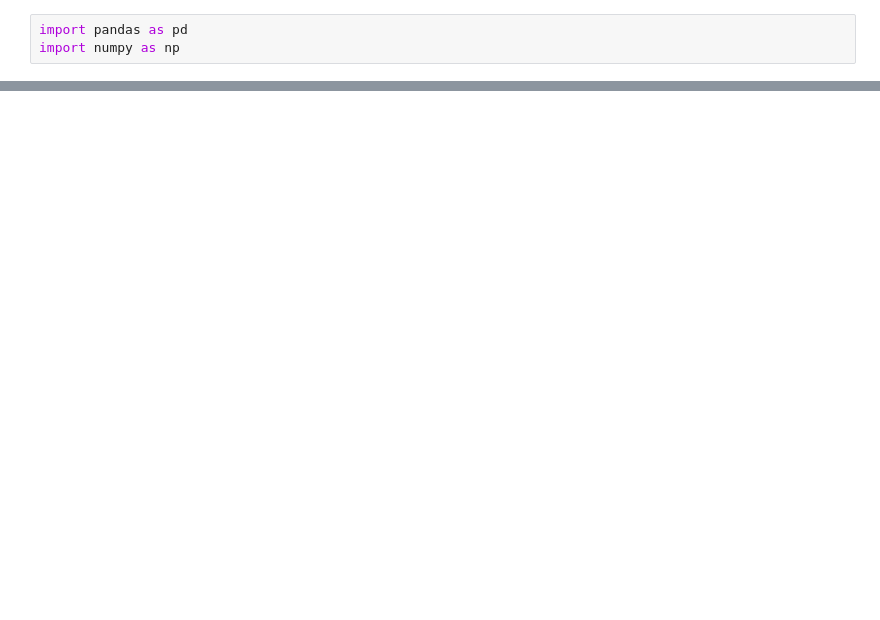
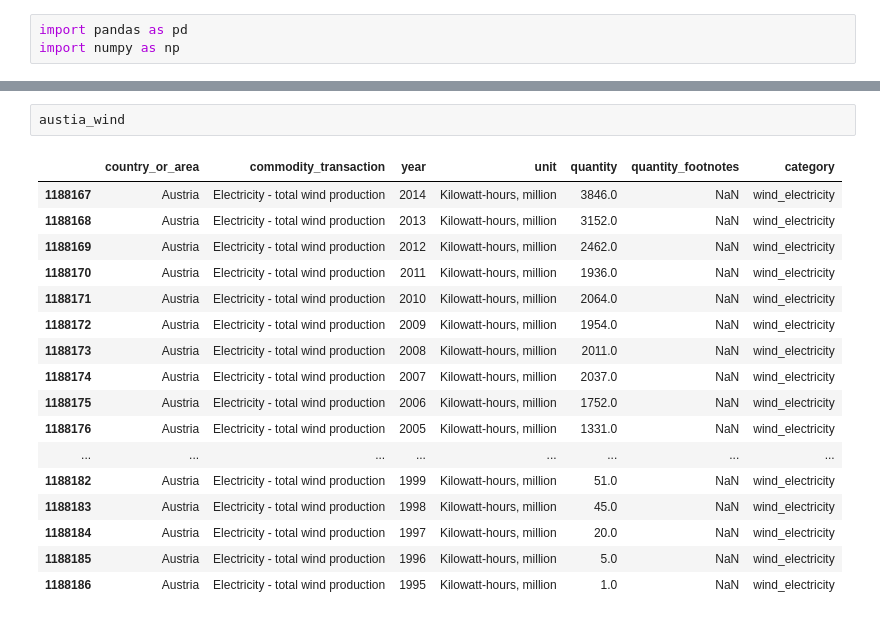
Before and after one commit to infoshareacademy/jdszr14-Data_Geeks, a Jupyter notebook: Projekt_Python/src/read_data.ipynb, the cells around one changed output, grey strips where cells are left out. Saved outputs shown, nothing was run; the diff lists cells and outputs as text; blank space fills up the shorter version.

```diff
--- a/Projekt_Python/src/read_data.ipynb
+++ b/Projekt_Python/src/read_data.ipynb
@@ -22,0 +46,20 @@ df
+# %%
+austia_wind
+# %% [output]
+|  | country_or_area | commodity_transaction | year | unit | quantity | quantity_footnotes | category |
+| 1188167 | Austria | Electricity - total wind production | 2014 | Kilowatt-hours, million | 3846.0 | NaN | wind_electricity |
+| 1188168 | Austria | Electricity - total wind production | 2013 | Kilowatt-hours, million | 3152.0 | NaN | wind_electricity |
+| 1188169 | Austria | Electricity - total wind production | 2012 | Kilowatt-hours, million | 2462.0 | NaN | wind_electricity |
+| 1188170 | Austria | Electricity - total wind production | 2011 | Kilowatt-hours, million | 1936.0 | NaN | wind_electricity |
+| 1188171 | Austria | Electricity - total wind production | 2010 | Kilowatt-hours, million | 2064.0 | NaN | wind_electricity |
+| 1188172 | Austria | Electricity - total wind production | 2009 | Kilowatt-hours, million | 1954.0 | NaN | wind_electricity |
+| 1188173 | Austria | Electricity - total wind production | 2008 | Kilowatt-hours, million | 2011.0 | NaN | wind_electricity |
+| 1188174 | Austria | Electricity - total wind production | 2007 | Kilowatt-hours, million | 2037.0 | NaN | wind_electricity |
+| 1188175 | Austria | Electricity - total wind production | 2006 | Kilowatt-hours, million | 1752.0 | NaN | wind_electricity |
+| 1188176 | Austria | Electricity - total wind production | 2005 | Kilowatt-hours, million | 1331.0 | NaN | wind_electricity |
+| ... | ... | ... | ... | ... | ... | ... | ... |
+| 1188182 | Austria | Electricity - total wind production | 1999 | Kilowatt-hours, million | 51.0 | NaN | wind_electricity |
+| 1188183 | Austria | Electricity - total wind production | 1998 | Kilowatt-hours, million | 45.0 | NaN | wind_electricity |
+| 1188184 | Austria | Electricity - total wind production | 1997 | Kilowatt-hours, million | 20.0 | NaN | wind_electricity |
+| 1188185 | Austria | Electricity - total wind production | 1996 | Kilowatt-hours, million | 5.0 | NaN | wind_electricity |
+| 1188186 | Austria | Electricity - total wind production | 1995 | Kilowatt-hours, million | 1.0 | NaN | wind_electricity |
```
Also changed, not shown: parts of 10 cells of this notebook.
